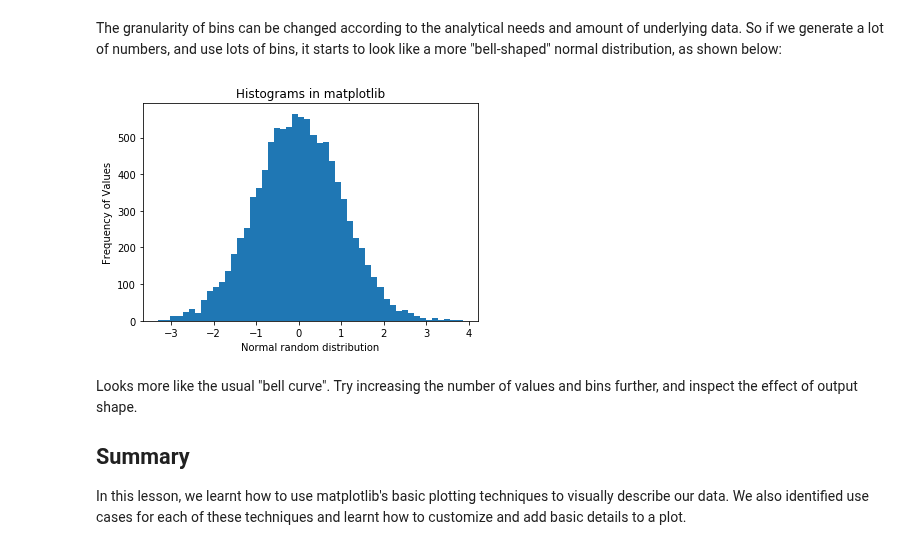
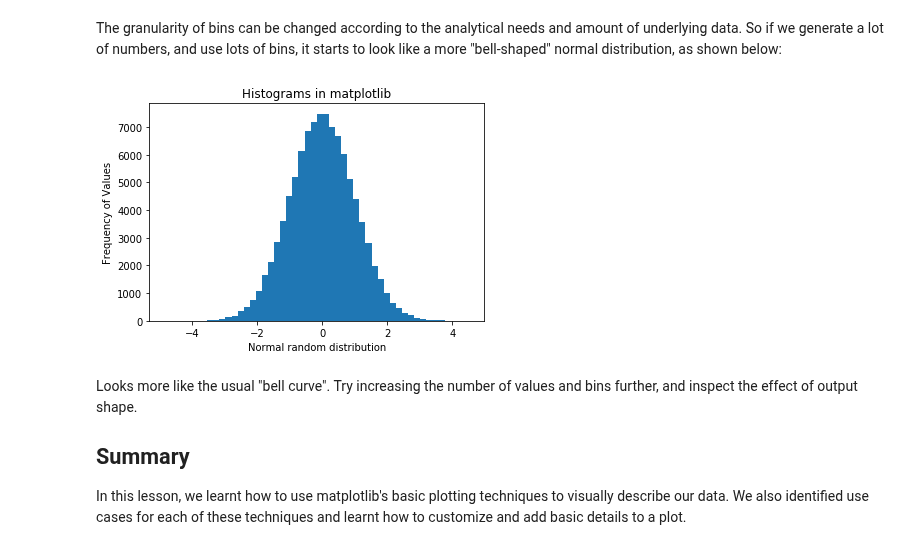
Before and after one commit to mzhou356/dsc-data-viz-dc-ds-060319, a Jupyter notebook: index.ipynb, the cells around one changed output. Cells and saved outputs as stored; diff of their text form; code cells hidden in the pictures.

```diff
--- a/index.ipynb
+++ b/index.ipynb
@@ -171,19 +171,19 @@ The granularity of bins can be changed according to the analytical needs and amo
 # %%
 # Set seed for reproducability
 np.random.seed(100)
 
 # Generate 100 values from 0 mean normal distribution
-x = np.random.randn(10000)
+x = np.random.randn(100000)
 
 #Plot the distogram with hist() function
 plt.hist(x, bins = 50)
 
 plt.xlabel('Normal random distribution')
 plt.ylabel('Frequency of Values')
 plt.title('Histograms in matplotlib')
 plt.show()
 # %% [output]
-[figure, old version]
+[figure, new version]
 # %% [markdown]
 Looks more like the usual "bell curve". Try increasing the number of values and bins further, and inspect the effect of output shape.
 
```
